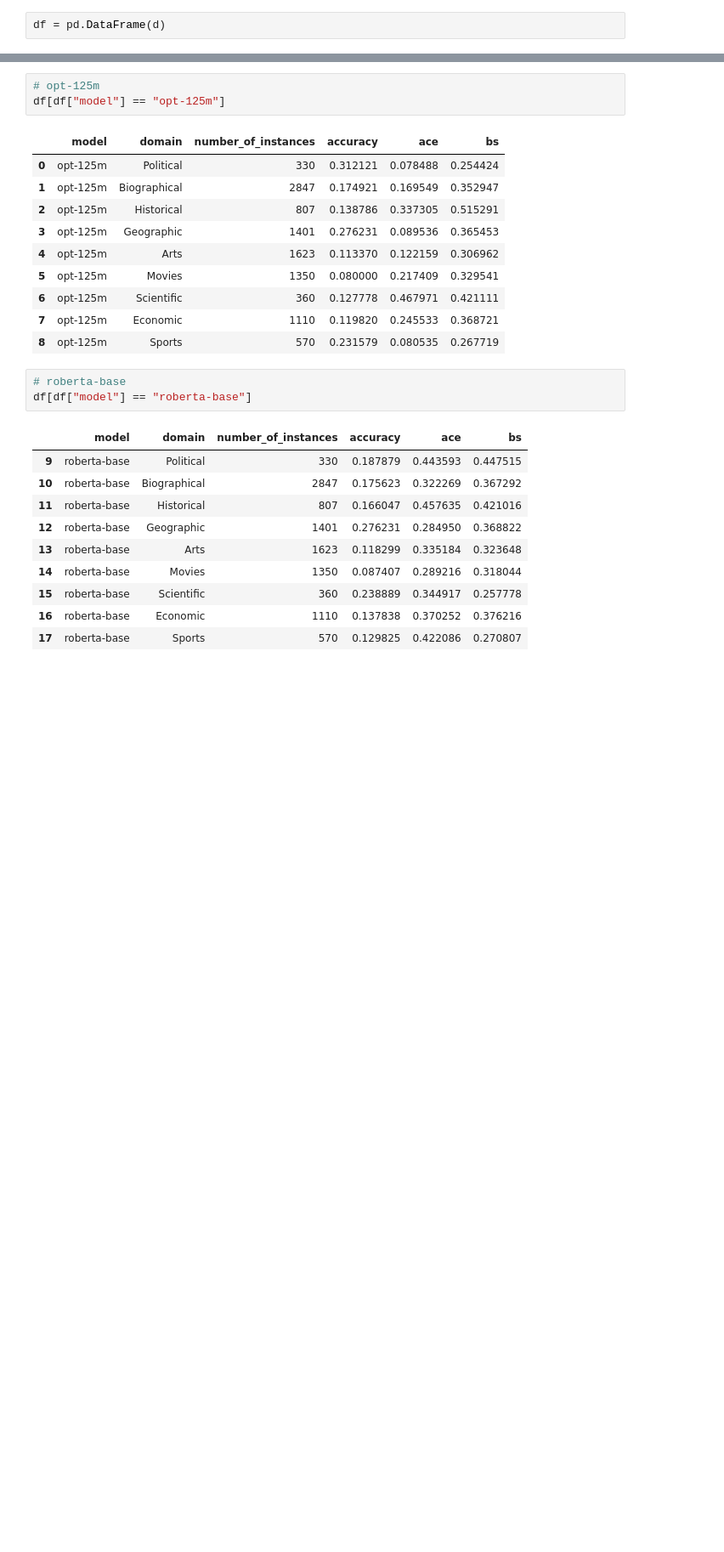
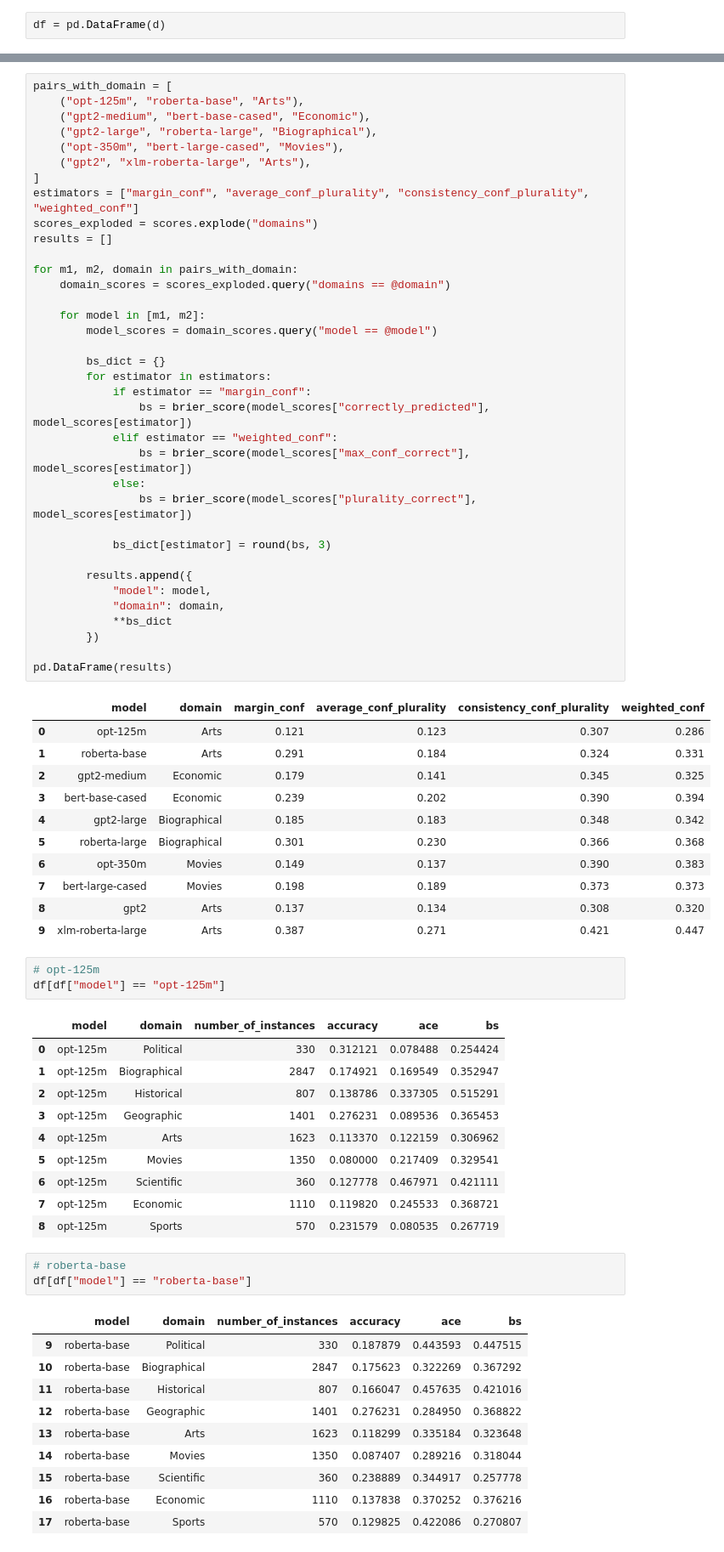
Before and after one commit to diamir707/LMsCONFonBEAR, a Jupyter notebook: results/e3clm_mlm_comparison.ipynb, the cells around one changed output, grey strips where cells are left out. Shown: that part at 85% size. Saved outputs shown, nothing was run; the diff lists cells and outputs as text; blank space fills up the shorter version.

```diff
--- a/results/e3clm_mlm_comparison.ipynb
+++ b/results/e3clm_mlm_comparison.ipynb
@@ -84,3 +155,51 @@ df = pd.DataFrame(d)
+# %%
+pairs_with_domain = [
+    ("opt-125m", "roberta-base", "Arts"),
+    ("gpt2-medium", "bert-base-cased", "Economic"),
+    ("gpt2-large", "roberta-large", "Biographical"),
+    ("opt-350m", "bert-large-cased", "Movies"),
+    ("gpt2", "xlm-roberta-large", "Arts"),
+]
+estimators = ["margin_conf", "average_conf_plurality", "consistency_conf_plurality", "weighted_conf"]
+scores_exploded = scores.explode("domains")
+results = []
+
+for m1, m2, domain in pairs_with_domain:
+    domain_scores = scores_exploded.query("domains == @domain")
+
+    for model in [m1, m2]:
+        model_scores = domain_scores.query("model == @model")
+
+        bs_dict = {}
+        for estimator in estimators:
+            if estimator == "margin_conf":
+                bs = brier_score(model_scores["correctly_predicted"], model_scores[estimator])
+            elif estimator == "weighted_conf":
+                bs = brier_score(model_scores["max_conf_correct"], model_scores[estimator])
+            else:
+                bs = brier_score(model_scores["plurality_correct"], model_scores[estimator])
+
+            bs_dict[estimator] = round(bs, 3)
+
+        results.append({
+            "model": model,
+            "domain": domain,
+            **bs_dict
+        })
+
+pd.DataFrame(results)
+# %% [output]
+|  | model | domain | margin_conf | average_conf_plurality | consistency_conf_plurality | weighted_conf |
+| 0 | opt-125m | Arts | 0.121 | 0.123 | 0.307 | 0.286 |
+| 1 | roberta-base | Arts | 0.291 | 0.184 | 0.324 | 0.331 |
+| 2 | gpt2-medium | Economic | 0.179 | 0.141 | 0.345 | 0.325 |
+| 3 | bert-base-cased | Economic | 0.239 | 0.202 | 0.390 | 0.394 |
+| 4 | gpt2-large | Biographical | 0.185 | 0.183 | 0.348 | 0.342 |
+| 5 | roberta-large | Biographical | 0.301 | 0.230 | 0.366 | 0.368 |
+| 6 | opt-350m | Movies | 0.149 | 0.137 | 0.390 | 0.383 |
+| 7 | bert-large-cased | Movies | 0.198 | 0.189 | 0.373 | 0.373 |
+| 8 | gpt2 | Arts | 0.137 | 0.134 | 0.308 | 0.320 |
+| 9 | xlm-roberta-large | Arts | 0.387 | 0.271 | 0.421 | 0.447 |
 # %%
 # opt-125m
 df[df["model"] == "opt-125m"]
```
Also changed, not shown: parts of 12 cells of this notebook, 3 other files.
